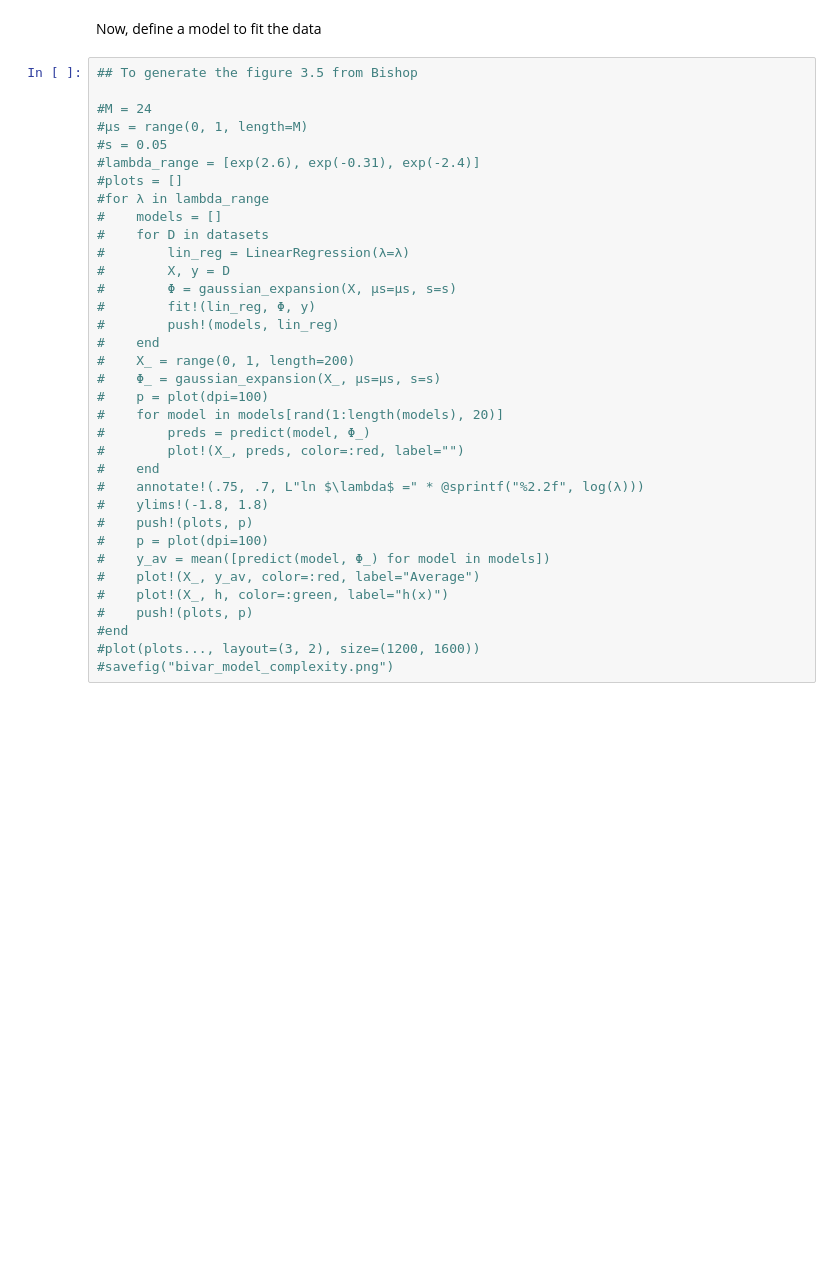
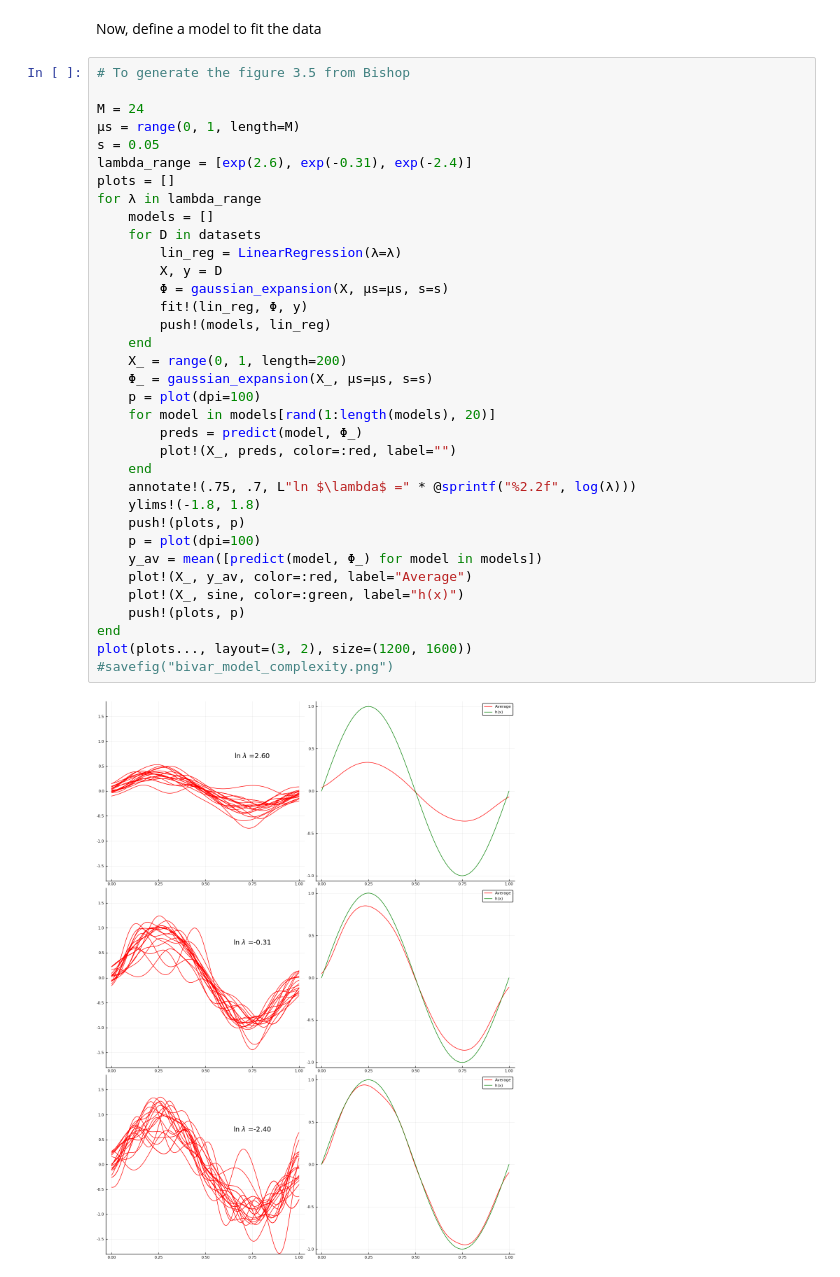
Before and after one commit to ulinares/PRML, a Jupyter notebook: notebooks/Chapter3.ipynb, the cells around one changed output. Drawn from its saved outputs; the diff is of its cells as text; blank space fills up the shorter version.

```diff
--- a/notebooks/Chapter3.ipynb
+++ b/notebooks/Chapter3.ipynb
@@ -118,37 +119,39 @@ plot!(x -> sin(2π*x))
 # %% [markdown]
 Now, define a model to fit the data
 # %%
-## To generate the figure 3.5 from Bishop
+# To generate the figure 3.5 from Bishop
 
-#M = 24
-#μs = range(0, 1, length=M)
-#s = 0.05
-#lambda_range = [exp(2.6), exp(-0.31), exp(-2.4)]
-#plots = []
-#for λ in lambda_range
-#    models = []
-#    for D in datasets
-#        lin_reg = LinearRegression(λ=λ)
-#        X, y = D
-#        Φ = gaussian_expansion(X, μs=μs, s=s)
-#        fit!(lin_reg, Φ, y)
-#        push!(models, lin_reg)
-#    end
-#    X_ = range(0, 1, length=200)
-#    Φ_ = gaussian_expansion(X_, μs=μs, s=s)
-#    p = plot(dpi=100)
-#    for model in models[rand(1:length(models), 20)]
-#        preds = predict(model, Φ_)
-#        plot!(X_, preds, color=:red, label="")
-#    end
-#    annotate!(.75, .7, L"ln $\lambda$ =" * @sprintf("%2.2f", log(λ)))
-#    ylims!(-1.8, 1.8)
-#    push!(plots, p)
-#    p = plot(dpi=100)
-#    y_av = mean([predict(model, Φ_) for model in models])
-#    plot!(X_, y_av, color=:red, label="Average")
-#    plot!(X_, h, color=:green, label="h(x)")
-#    push!(plots, p)
-#end
-#plot(plots..., layout=(3, 2), size=(1200, 1600))
+M = 24
+μs = range(0, 1, length=M)
+s = 0.05
+lambda_range = [exp(2.6), exp(-0.31), exp(-2.4)]
+plots = []
+for λ in lambda_range
+    models = []
+    for D in datasets
+        lin_reg = LinearRegression(λ=λ)
+        X, y = D
+        Φ = gaussian_expansion(X, μs=μs, s=s)
+        fit!(lin_reg, Φ, y)
+        push!(models, lin_reg)
+    end
+    X_ = range(0, 1, length=200)
+    Φ_ = gaussian_expansion(X_, μs=μs, s=s)
+    p = plot(dpi=100)
+    for model in models[rand(1:length(models), 20)]
+        preds = predict(model, Φ_)
+        plot!(X_, preds, color=:red, label="")
+    end
+    annotate!(.75, .7, L"ln $\lambda$ =" * @sprintf("%2.2f", log(λ)))
+    ylims!(-1.8, 1.8)
+    push!(plots, p)
+    p = plot(dpi=100)
+    y_av = mean([predict(model, Φ_) for model in models])
+    plot!(X_, y_av, color=:red, label="Average")
+    plot!(X_, sine, color=:green, label="h(x)")
+    push!(plots, p)
+end
+plot(plots..., layout=(3, 2), size=(1200, 1600))
 #savefig("bivar_model_complexity.png")
+# %% [output]
+[figure, added]
```
Also changed, not shown: parts of 7 cells of this notebook.
